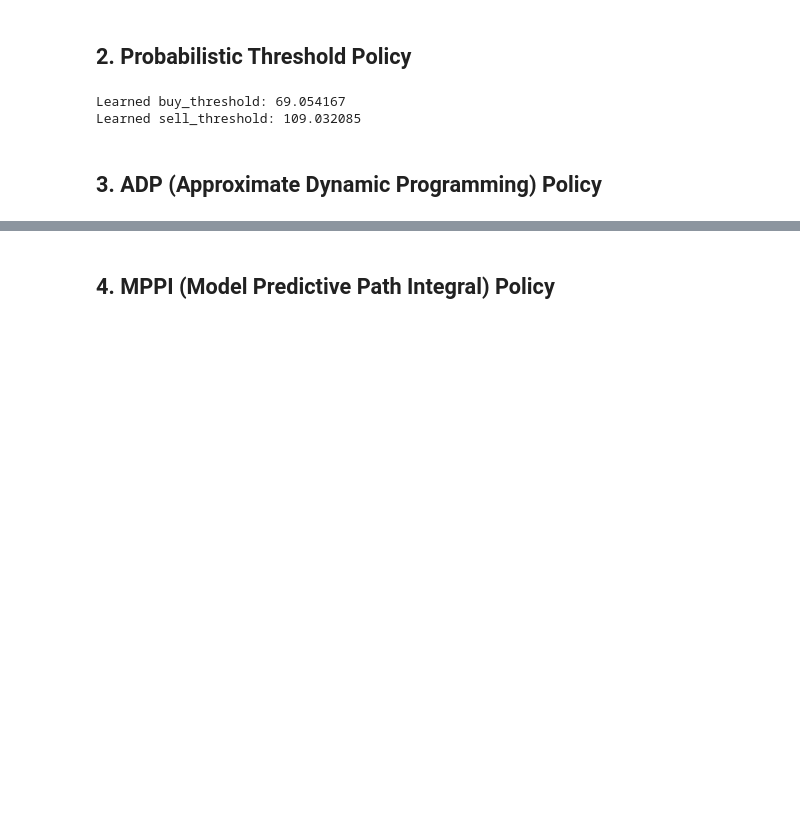
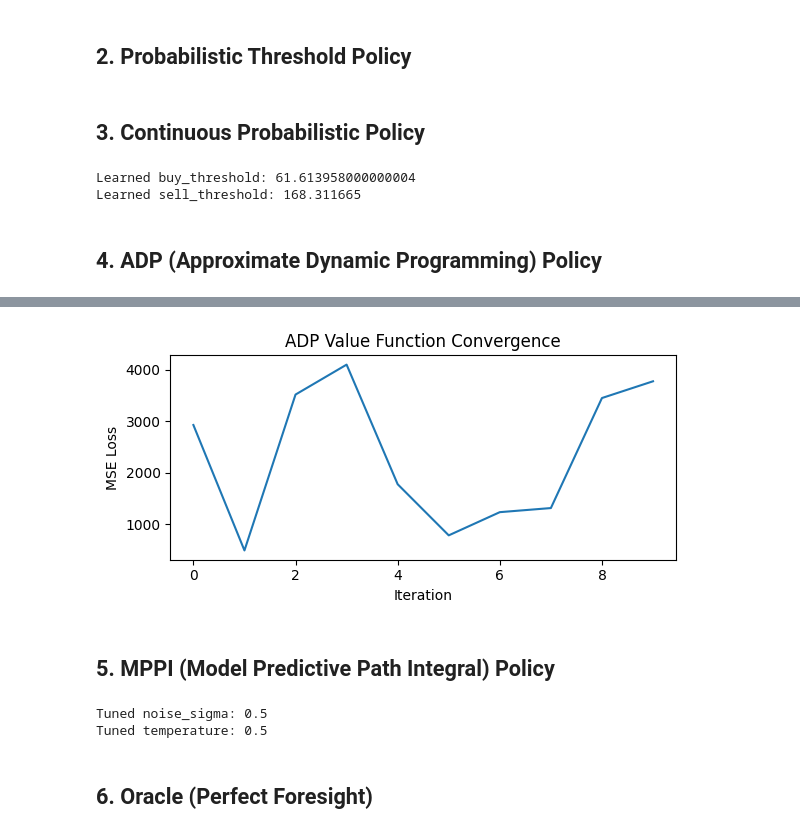
Before and after one commit to gdubbs100/battery_charging_simulation, a Jupyter notebook: notebooks/policy_comparison.ipynb, the cells around one changed output, grey strips where cells are left out. Cells and saved outputs as stored; diff of their text form; code cells hidden in the pictures; blank space fills up the shorter version.

```diff
--- a/notebooks/policy_comparison.ipynb
+++ b/notebooks/policy_comparison.ipynb
@@ -65,31 +67,53 @@ Learned sell_threshold: 168.311665
 # %% [markdown]
 ## 2. Probabilistic Threshold Policy
 # %%
-price_model = MedianReversionModel(window_days=30, interval_minutes=60)
+# price_model = MedianReversionModel(window_days=30, interval_minutes=60)
 
-prob_policy = ProbabilisticThresholdPolicy(
-    model=price_model,
-    buy_threshold=50.0,
-    sell_threshold=200.0,
-    charge_rate=1.0,
-    discharge_rate=1.0,
-)
+# prob_policy = ProbabilisticThresholdPolicy(
+#     model=price_model,
+#     buy_threshold=50.0,
+#     sell_threshold=200.0,
+#     charge_rate=1.0,
+#     discharge_rate=1.0,
+# )
 
-# Learn: fits model + grid searches thresholds
-prob_policy.learn(
-    train_data=train_df,
-    battery=battery,
-    num_iters=25,
-    window_len=24 * 7,
-    param_grid=PARAM_GRID
-)
-print(f'Learned buy_threshold: {prob_policy.buy_threshold}')
-print(f'Learned sell_threshold: {prob_policy.sell_threshold}')
+# # Learn: fits model + grid searches thresholds
+# prob_policy.learn(
+#     train_data=train_df,
+#     battery=battery,
+#     num_iters=10,
+#     window_len=24 * 7,
+#     param_grid=PARAM_GRID
+# )
+# print(f'Learned buy_threshold: {prob_policy.buy_threshold}')
+# print(f'Learned sell_threshold: {prob_policy.sell_threshold}')
-# %% [output]
-Learned buy_threshold: 69.054167
-Learned sell_threshold: 109.032085
+# %% [markdown]
+## 3. Continuous Probabilistic Policy
+# %%
+cont_model = MedianReversionModel(window_days=30, interval_minutes=60)
+
+cont_policy = ContinuousProbabilisticPolicy(
+    model=cont_model,
+    buy_threshold=50.0,
+    sell_threshold=200.0,
+    charge_rate=1.0,
+    discharge_rate=1.0,
+)
+
+cont_policy.learn(
+    train_data=train_df,
+    battery=battery,
+    num_iters=10,
+    window_len=24 * 7,
+    param_grid=PARAM_GRID,
+)
+print(f'Learned buy_threshold: {cont_policy.buy_threshold}')
+print(f'Learned sell_threshold: {cont_policy.sell_threshold}')
+# %% [output]
+Learned buy_threshold: 61.613958000000004
+Learned sell_threshold: 168.311665
 # %% [markdown]
-## 3. ADP (Approximate Dynamic Programming) Policy
+## 4. ADP (Approximate Dynamic Programming) Policy
 # %%
 # Single-layer linear value function: 2 features (price, soc) -> 1
 adp_net = nn.Linear(2, 1)
@@ -103,7 +127,7 @@ adp_policy = ADPPolicy(
 adp_policy.learn(
     train_data=train_df,
     battery=battery,
-    num_iters=20,
+    num_iters=10,
     window_len=24 * 7,
     n_windows=25,
 )
@@ -114,3 +138,4 @@ ax.plot(adp_policy.loss_history)
 ax.set(xlabel='Iteration', ylabel='MSE Loss', title='ADP Value Function Convergence')
 plt.tight_layout()
 plt.show()
+# %% [output]
@@ -117,5 +152,6 @@ plt.show()
+[figure, added]
 # %% [markdown]
-## 4. MPPI (Model Predictive Path Integral) Policy
+## 5. MPPI (Model Predictive Path Integral) Policy
 # %%
 mppi_model = MedianReversionModel(window_days=30, interval_minutes=60)
 mppi_policy = MPPIPolicy(
@@ -129,8 +165,13 @@ mppi_policy = MPPIPolicy(
 mppi_policy.learn(
     train_data=train_df,
     battery=battery,
-    num_iters=10,
+    num_iters=25,
     window_len=24 * 7,
 )
 print(f'Tuned noise_sigma: {mppi_policy.noise_sigma}')
 print(f'Tuned temperature: {mppi_policy.temperature}')
+# %% [output]
+Tuned noise_sigma: 0.5
+Tuned temperature: 0.5
+# %% [markdown]
+## 6. Oracle (Perfect Foresight)
```
Also changed, not shown: parts of 11 cells of this notebook, 4 other files.
